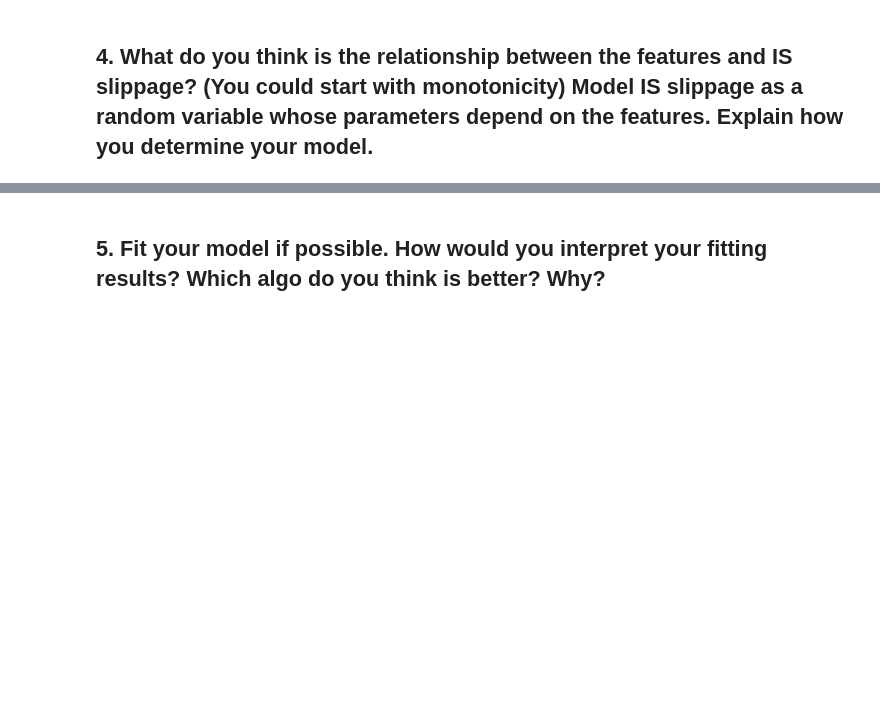
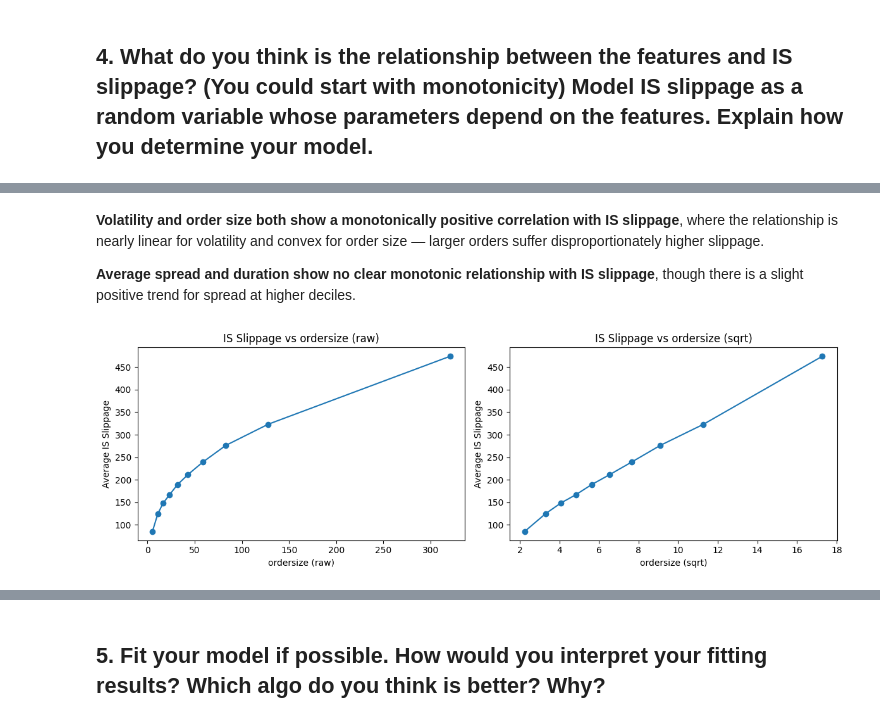
Before and after one commit to Lawrence2005/UBS-OA, a Jupyter notebook: solution.ipynb, the cells around one changed output, grey strips where cells are left out. Saved outputs shown, nothing was run; the diff lists cells and outputs as text; code cells hidden in the pictures; blank space fills up the shorter version.

```diff
--- a/solution.ipynb
+++ b/solution.ipynb
@@ -206,0 +238,27 @@ Therefore, algo_2's worse slippage can be largely attributed to the nature of th
+# %% [markdown]
+**Volatility and order size both show a monotonically positive correlation with IS slippage**, where the relationship is nearly linear for volatility and convex for order size — larger orders suffer disproportionately higher slippage.
+
+**Average spread and duration show no clear monotonic relationship with IS slippage**, though there is a slight positive trend for spread at higher deciles.
+# %%
+# See how ordersize can be transformed to better fit linear regression assumptions
+fig, axes = plt.subplots(1, 2, figsize=(12, 4))
+
+for ax, feat, title in zip(axes, ["ordersize", "sqrt_ordersize"], ["raw", "sqrt"]):
+    temp = df[["IS_Slippage"]].copy()
+    temp[feat] = np.sqrt(df["ordersize"]) if feat == "sqrt_ordersize" else df["ordersize"]
+
+    temp["bucket"] = pd.qcut(temp[feat], q=10, duplicates="drop")
+    bucket_stats = temp.groupby("bucket", observed=True).agg(
+        mean_IS=("IS_Slippage", "mean"),
+        mid=(feat, "mean")
+    )
+    ax.plot(bucket_stats["mid"], bucket_stats["mean_IS"], marker="o")
+
+    ax.set_title(f"IS Slippage vs ordersize ({title})")
+    ax.set_xlabel(f"ordersize ({title})")
+    ax.set_ylabel("Average IS Slippage")
+
+plt.tight_layout()
+plt.show()
+# %% [output]
+[figure, added]
```
Also changed, not shown: parts of 10 cells of this notebook, 1 other file.
